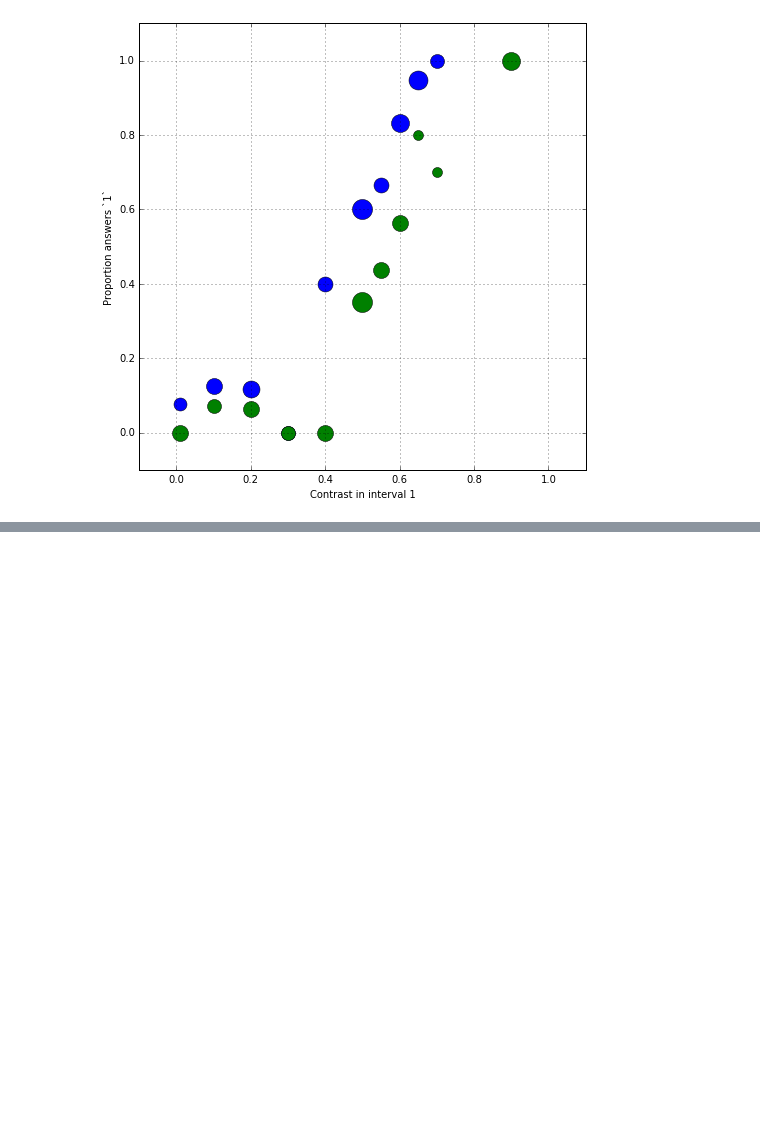
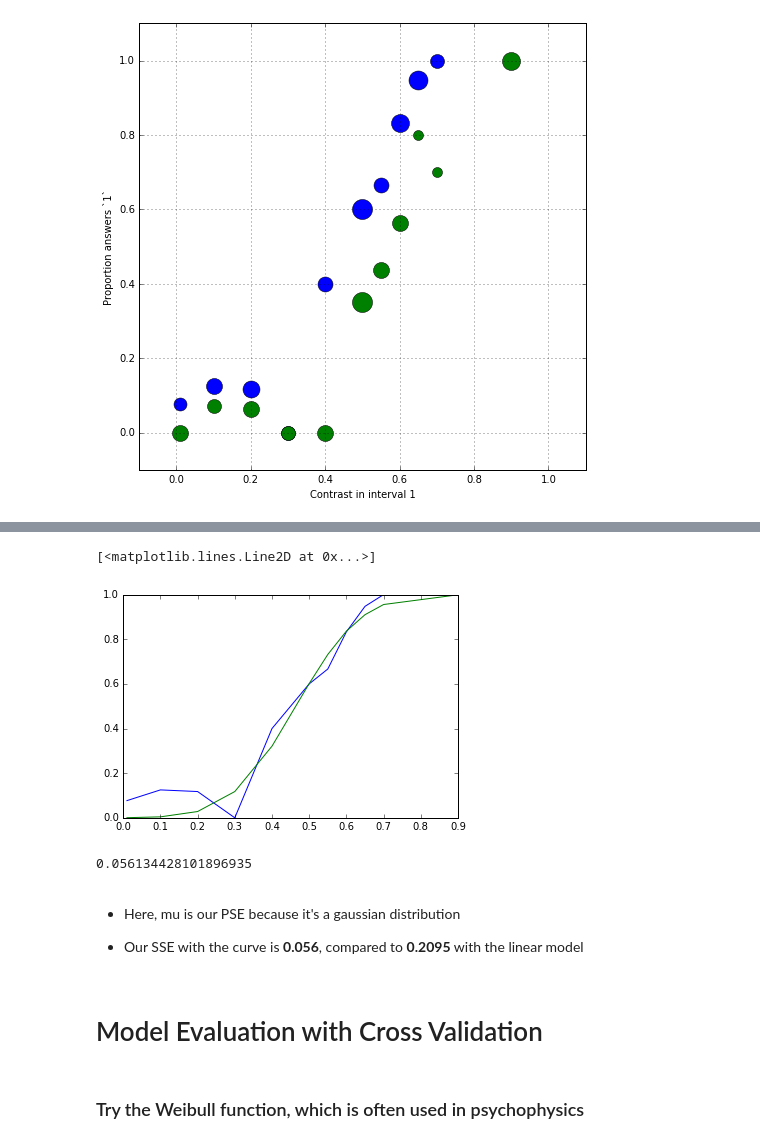
Before and after one commit to emilyhalket/scipy_optimize_workshop, a Jupyter notebook: scipy.optimize workshop 2.19.16.ipynb, the cells around one changed output, grey strips where cells are left out. Drawn from its saved outputs; the diff is of its cells as text; code cells hidden in the pictures; blank space fills up the shorter version.

```diff
--- a/scipy.optimize workshop 2.19.16.ipynb
+++ b/scipy.optimize workshop 2.19.16.ipynb
@@ -83,0 +170,4 @@ fig.set_size_inches([8,8])
+# %%
+params_ortho, cov_ortho = opt.curve_fit(cumgauss, x_ortho, y_ortho)
+# %%
+fit_mu, fit_sigma = params_ortho
@@ -83,0 +179,8 @@ fig.set_size_inches([8,8])
+# %%
+y_fit = cumgauss(x_ortho, fit_mu, fit_sigma)
+# %%
+plt.plot(x_ortho, y_ortho)
+plt.plot(x_ortho, y_fit)
+# %% [output]
+[<matplotlib.lines.Line2D at 0x...>]
+[figure, added]
@@ -83,0 +189,12 @@ fig.set_size_inches([8,8])
+# %%
+sse_curve # sum of square error of our residuals
+# %% [output]
+0.056134428101896935
+# %% [markdown]
+* Here, mu is our PSE because it's a gaussian distribution
+
+* Our SSE with the curve is __0.056__, compared to __0.2095__ with the linear model
+# %% [markdown]
+# Model Evaluation with Cross Validation
+# %% [markdown]
+### Try the Weibull function, which is often used in psychophysics
```
Also changed, not shown: parts of 40 cells of this notebook.
